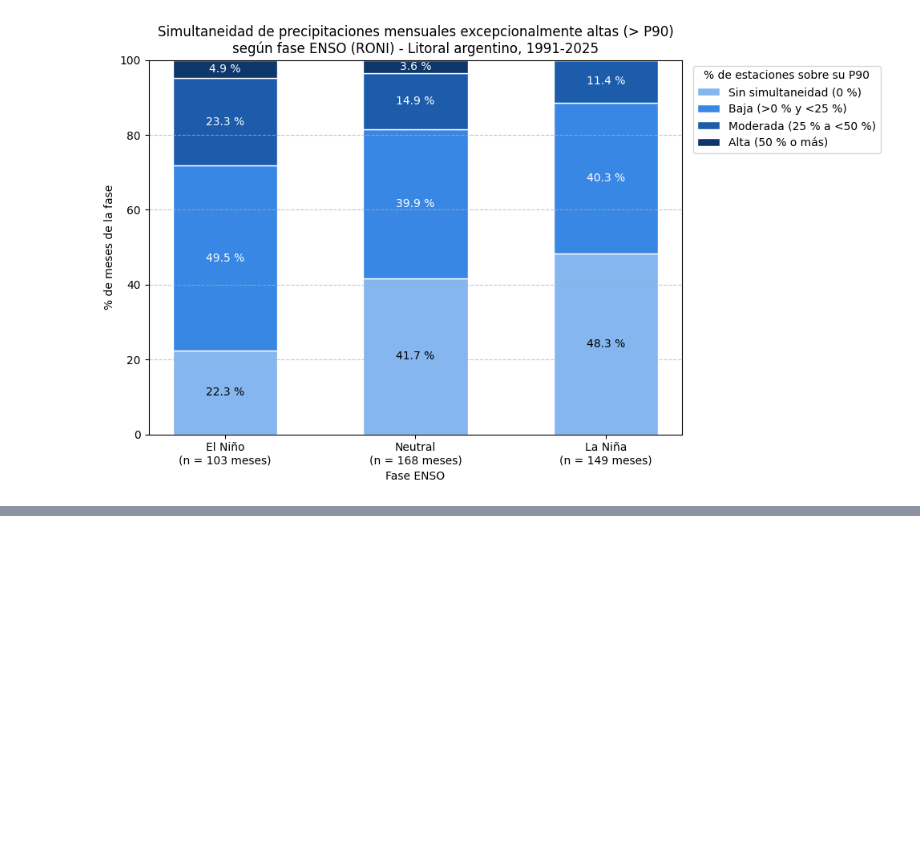
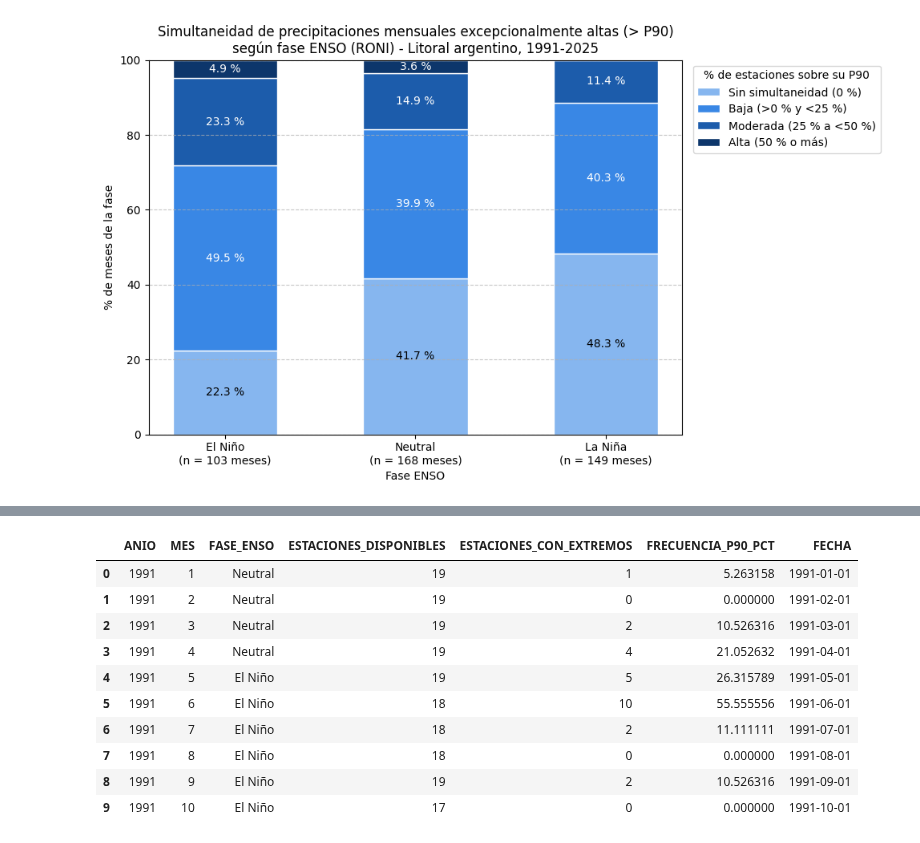
Before and after one commit to enrique20delgado-create/TP-Labo-ElNino-2C2026, a Jupyter notebook: Notebook/Ds_Enso.ipynb, the cells around one changed output, grey strips where cells are left out. Saved outputs shown, nothing was run; the diff lists cells and outputs as text; code cells hidden in the pictures; blank space fills up the shorter version.

```diff
--- a/Notebook/Ds_Enso.ipynb
+++ b/Notebook/Ds_Enso.ipynb
@@ -2926,0 +3124,74 @@ dtype: int64
+# %%
+#Primero vamos a preparar los datos. Armamos una tabla en la que
+#cada fila representa un mes calendario en vez de de analizar
+#las 8.027 observaciones estación-mes individualmente
+
+#nos permitirá estudiar la dispersión de las frecuencias mensuales y comparar
+#sus distribuciones entre El Niño, Neutral y La Niña
+
+# 1. Agrupar las observaciones por año, mes y fase ENSO
+frecuencia_mensual_p90 = (
+    smn_litoral_extremos
+    .groupby(["ANIO", "MES", "FASE_ENSO"], as_index=False)
+    .agg(
+        ESTACIONES_DISPONIBLES=("NRO_OMM", "nunique"),
+        ESTACIONES_CON_EXTREMOS=("EXTREMO_P90", "sum")
+    )
+)
+
+# 2. Calcular el porcentaje mensual de estaciones con extremos
+frecuencia_mensual_p90["FRECUENCIA_P90_PCT"] = (
+    frecuencia_mensual_p90["ESTACIONES_CON_EXTREMOS"]
+    / frecuencia_mensual_p90["ESTACIONES_DISPONIBLES"]
+    * 100
+)
+
+# 3. Crear una fecha mensual para ordenar cronológicamente
+frecuencia_mensual_p90["FECHA"] = pd.to_datetime(
+    dict(
+        year=frecuencia_mensual_p90["ANIO"],
+        month=frecuencia_mensual_p90["MES"],
+        day=1
+    )
+)
+
+frecuencia_mensual_p90 = (
+    frecuencia_mensual_p90
+    .sort_values("FECHA")
+    .reset_index(drop=True)
+)
+
+# 4. Controles de consistencia
+assert not frecuencia_mensual_p90["FECHA"].duplicated().any(), \
+    "Se encontraron meses duplicados."
+
+assert (
+    frecuencia_mensual_p90["ESTACIONES_CON_EXTREMOS"].sum()
+    == smn_litoral_extremos["EXTREMO_P90"].sum()
+), "No coincide el total de eventos P90."
+
+assert (
+    frecuencia_mensual_p90["ESTACIONES_DISPONIBLES"].sum()
+    == len(smn_litoral_extremos)
+), "No coincide el total de observaciones estación-mes."
+
+# 5. Mostrar resultados
+print("CONTROL DE CONSISTENCIA")
+print("Meses analizados:", len(frecuencia_mensual_p90))
+print(
+    "Observaciones estación-mes:",
+    frecuencia_mensual_p90["ESTACIONES_DISPONIBLES"].sum()
+)
+print(
+    "Eventos P90:",
+    frecuencia_mensual_p90["ESTACIONES_CON_EXTREMOS"].sum()
+)
+
+print("\nESTACIONES DISPONIBLES POR MES")
+display(
+    frecuencia_mensual_p90["ESTACIONES_DISPONIBLES"].describe()
+)
+
+print("\nPRIMEROS 10 MESES")
+display(frecuencia_mensual_p90.head(10))
+# %% [output]
@@ -2926,0 +3215,11 @@ dtype: int64
+|  | ANIO | MES | FASE_ENSO | ESTACIONES_DISPONIBLES | ESTACIONES_CON_EXTREMOS | FRECUENCIA_P90_PCT | FECHA |
+| 0 | 1991 | 1 | Neutral | 19 | 1 | 5.263158 | 1991-01-01 |
+| 1 | 1991 | 2 | Neutral | 19 | 0 | 0.000000 | 1991-02-01 |
+| 2 | 1991 | 3 | Neutral | 19 | 2 | 10.526316 | 1991-03-01 |
+| 3 | 1991 | 4 | Neutral | 19 | 4 | 21.052632 | 1991-04-01 |
+| 4 | 1991 | 5 | El Niño | 19 | 5 | 26.315789 | 1991-05-01 |
+| 5 | 1991 | 6 | El Niño | 18 | 10 | 55.555556 | 1991-06-01 |
+| 6 | 1991 | 7 | El Niño | 18 | 2 | 11.111111 | 1991-07-01 |
+| 7 | 1991 | 8 | El Niño | 18 | 0 | 0.000000 | 1991-08-01 |
+| 8 | 1991 | 9 | El Niño | 19 | 2 | 10.526316 | 1991-09-01 |
+| 9 | 1991 | 10 | El Niño | 17 | 0 | 0.000000 | 1991-10-01 |
```
Also changed, not shown: parts of 17 cells of this notebook.
